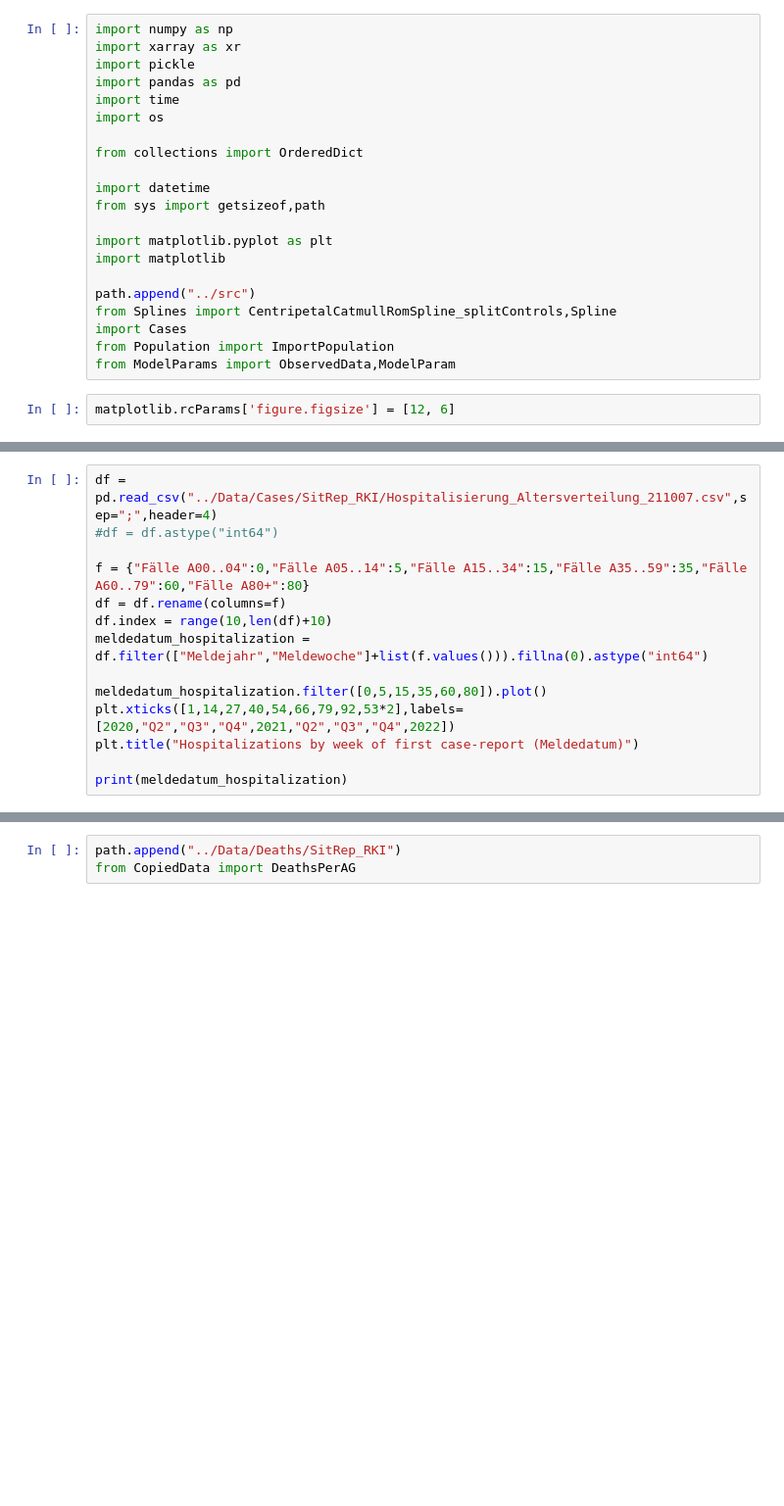
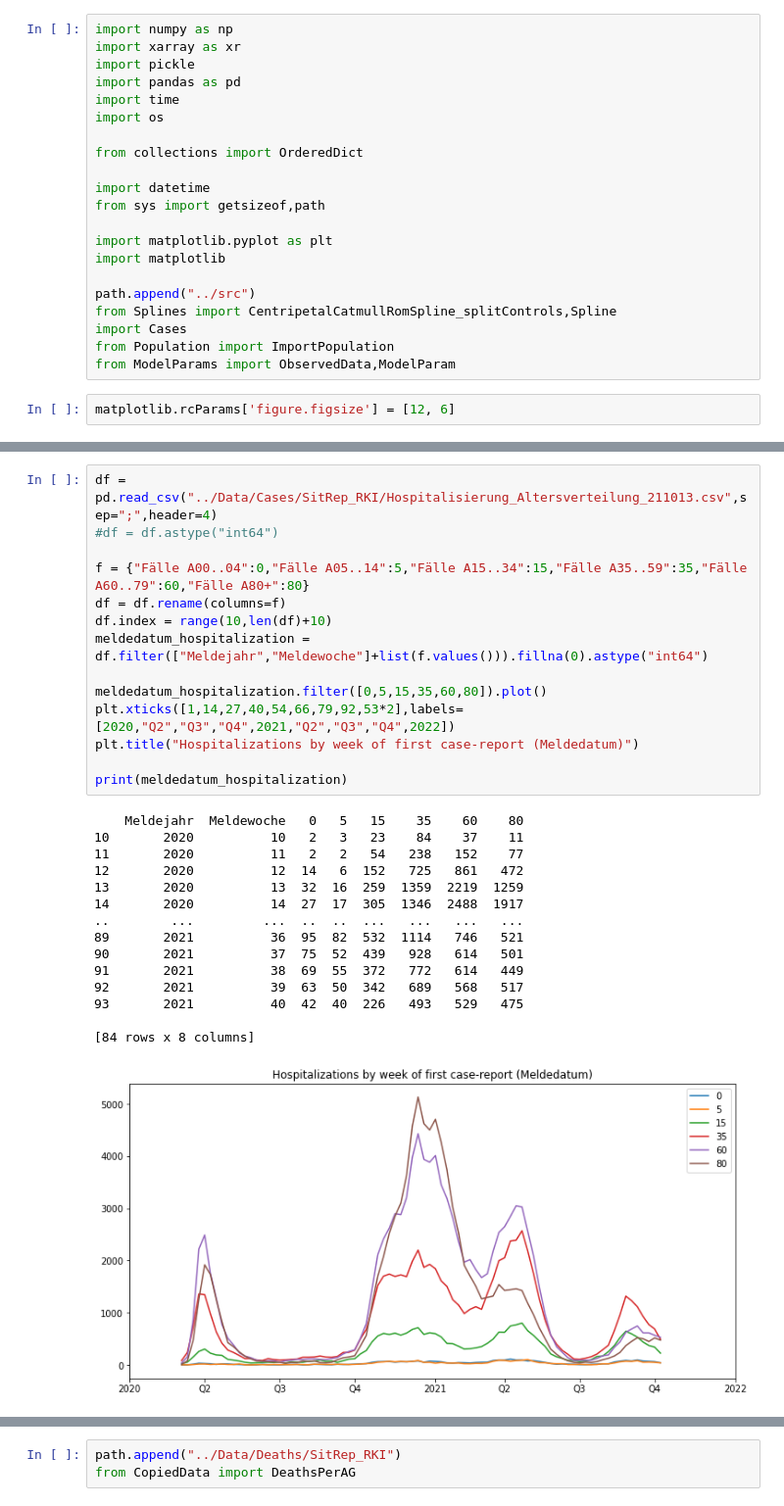
Before and after one commit to matthiaslinden/COVID19_AgeStratifiedModel, a Jupyter notebook: Exploration/WeeklyData.ipynb, the cells around one changed output, grey strips where cells are left out. Shown: that part at 98% size. Cells and saved outputs as stored; diff of their text form; blank space fills up the shorter version.

Commit message:
Data update

```diff
--- a/Exploration/WeeklyData.ipynb
+++ b/Exploration/WeeklyData.ipynb
@@ -39,17 +56,33 @@ _ = plt.title("deaths by week of first case-report")
 # %%
-df = pd.read_csv("../Data/Cases/SitRep_RKI/Hospitalisierung_Altersverteilung_211007.csv",sep=";",header=4)
+df = pd.read_csv("../Data/Cases/SitRep_RKI/Hospitalisierung_Altersverteilung_211013.csv",sep=";",header=4)
 #df = df.astype("int64")
 
 f = {"Fälle A00..04":0,"Fälle A05..14":5,"Fälle A15..34":15,"Fälle A35..59":35,"Fälle A60..79":60,"Fälle A80+":80}
 df = df.rename(columns=f)
 df.index = range(10,len(df)+10)
 meldedatum_hospitalization = df.filter(["Meldejahr","Meldewoche"]+list(f.values())).fillna(0).astype("int64")
 
 meldedatum_hospitalization.filter([0,5,15,35,60,80]).plot()
 plt.xticks([1,14,27,40,54,66,79,92,53*2],labels=[2020,"Q2","Q3","Q4",2021,"Q2","Q3","Q4",2022])
 plt.title("Hospitalizations by week of first case-report (Meldedatum)")
 
 print(meldedatum_hospitalization)
+# %% [output]
+    Meldejahr  Meldewoche   0   5   15    35    60    80
+10       2020          10   2   3   23    84    37    11
+11       2020          11   2   2   54   238   152    77
+12       2020          12  14   6  152   725   861   472
+13       2020          13  32  16  259  1359  2219  1259
+14       2020          14  27  17  305  1346  2488  1917
+..        ...         ...  ..  ..  ...   ...   ...   ...
+89       2021          36  95  82  532  1114   746   521
+90       2021          37  75  52  439   928   614   501
+91       2021          38  69  55  372   772   614   449
+92       2021          39  63  50  342   689   568   517
+93       2021          40  42  40  226   493   529   475
+
+[84 rows x 8 columns]
+[figure, added]
 # %%
 plt.plot(meldedatum_hospitalization.filter([60]),"--",color="tab:red",label="hospitalizations 60-79")
 plt.plot(meldedatum_hospitalization.filter([80]),color="tab:red",label="hospitalizations 80+")
```
Also changed, not shown: parts of 12 cells of this notebook, 20 other files.
